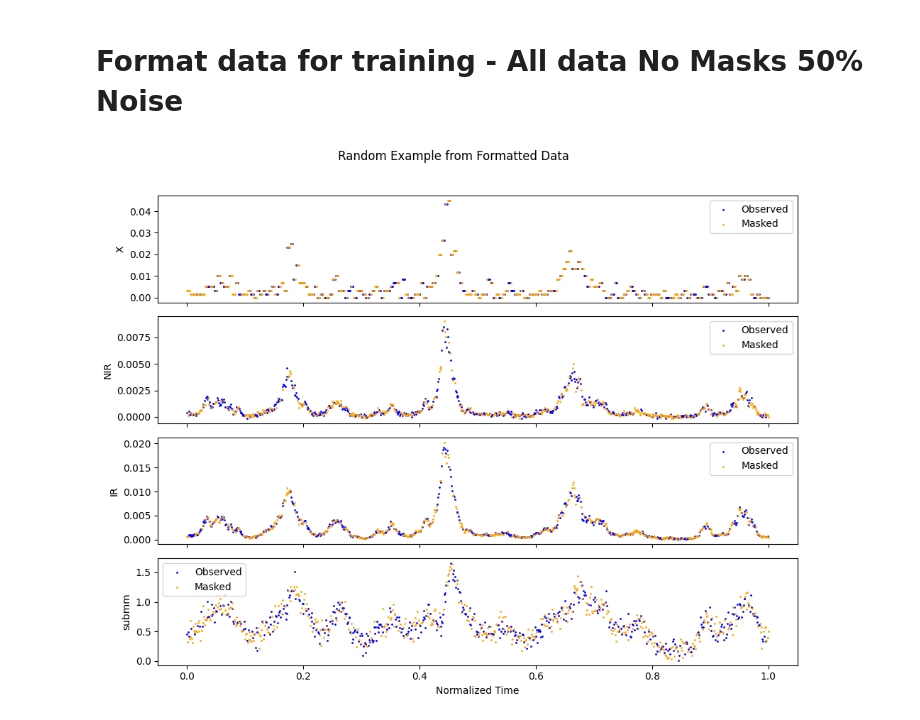
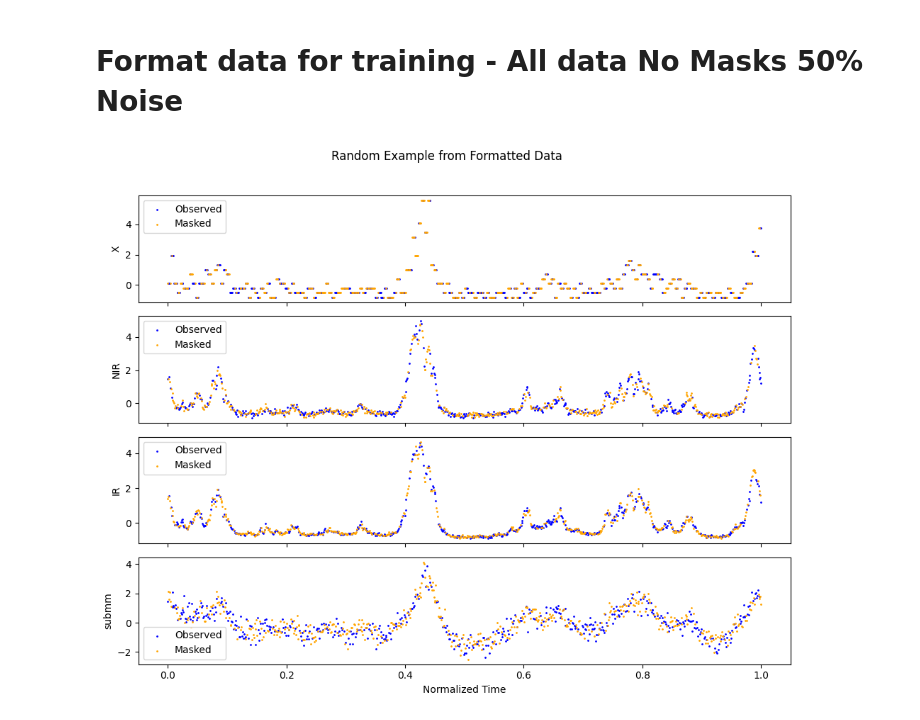
Before and after one commit to GabrielSasseville01/SgrA_Interpolation, a Jupyter notebook: Simulations/create_dataset.ipynb, the cells around one changed output. Saved outputs shown, nothing was run; the diff lists cells and outputs as text; code cells hidden in the pictures.

```diff
--- a/Simulations/create_dataset.ipynb
+++ b/Simulations/create_dataset.ipynb
@@ -117,14 +117,14 @@ simdata.plot_random_example(filename, keys=keys)
 # %%
 filename = 'nomask_50_noise.npz'
 keys = ['X', 'NIR', 'IR', 'submm']
 
 simdata = simData(all_data)
 
+simdata.standardize()
 simdata.mask_data(mask=False, noise=0.5)
-
 simdata.create_tripletformer_data(filename, keys=keys)
 
 # Usage
 simdata.plot_random_example(filename, keys=keys)
 # %% [output]
-[figure, old version]
+[figure, new version]
```
Also changed, not shown: parts of 6 cells of this notebook, 1 other file.
